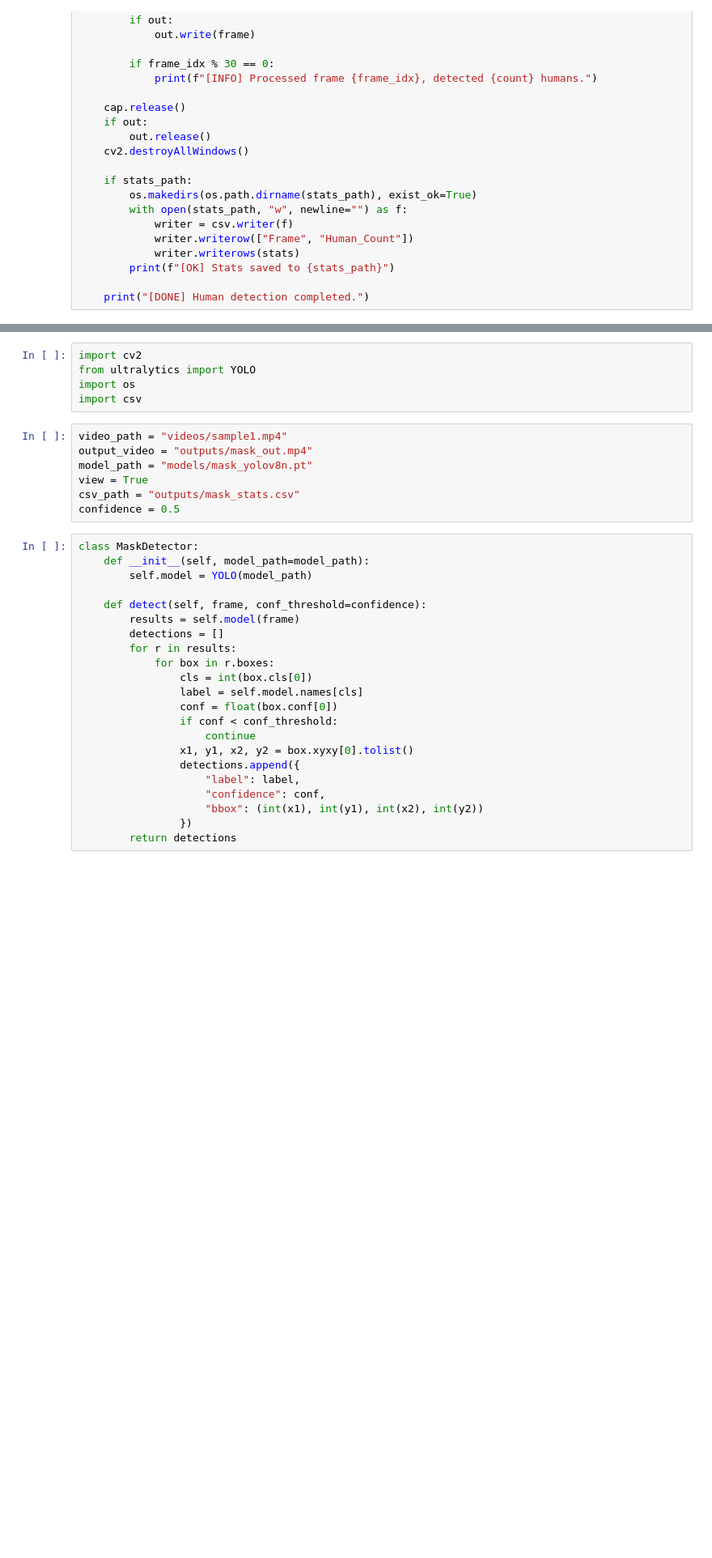
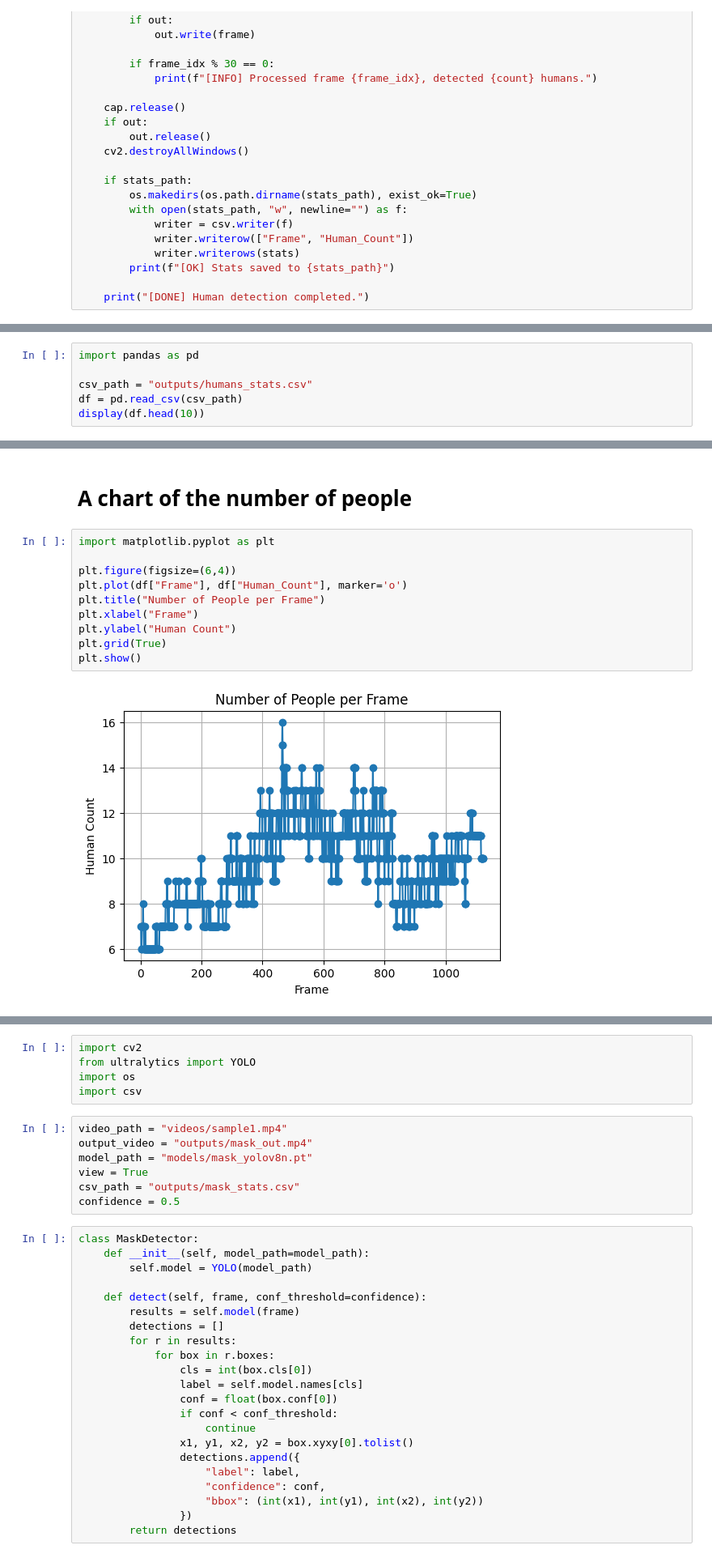
Before and after one commit to RaghadIU/covid19_vision_system, a Jupyter notebook: main.ipynb, the cells around one changed output, grey strips where cells are left out. Shown at 81% size. Saved outputs shown, nothing was run; the diff lists cells and outputs as text; blank space fills up the shorter version.

```diff
--- a/main.ipynb
+++ b/main.ipynb
@@ -102,0 +166,6 @@ def run_video(video_path, output_path=None, stats_path=None, view=True):
+# %%
+import pandas as pd
+
+csv_path = "outputs/humans_stats.csv"
+df = pd.read_csv(csv_path)
+display(df.head(10))
@@ -102,0 +184,14 @@ def run_video(video_path, output_path=None, stats_path=None, view=True):
+# %% [markdown]
+# A chart of the number of people
+# %%
+import matplotlib.pyplot as plt
+
+plt.figure(figsize=(6,4))
+plt.plot(df["Frame"], df["Human_Count"], marker='o')
+plt.title("Number of People per Frame")
+plt.xlabel("Frame")
+plt.ylabel("Human Count")
+plt.grid(True)
+plt.show()
+# %% [output]
+[figure, added]
```
Also changed, not shown: parts of 36 cells of this notebook, 19 other files.
